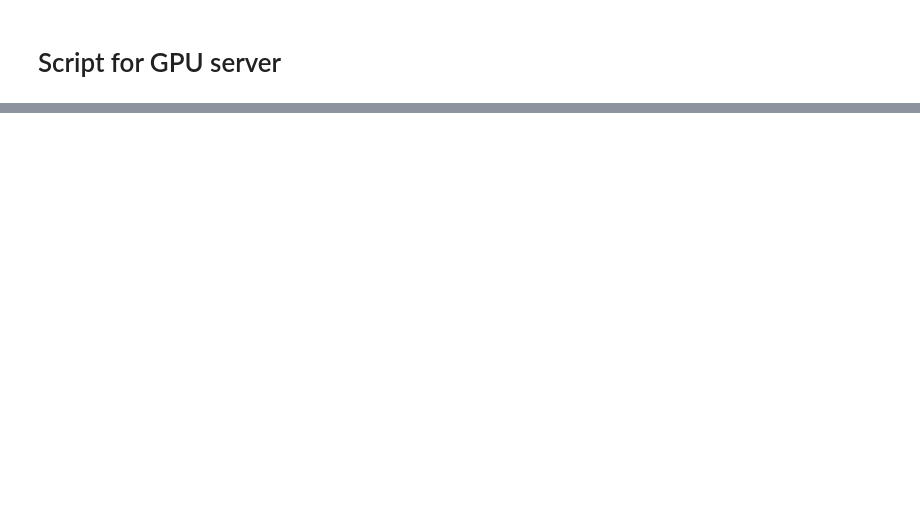
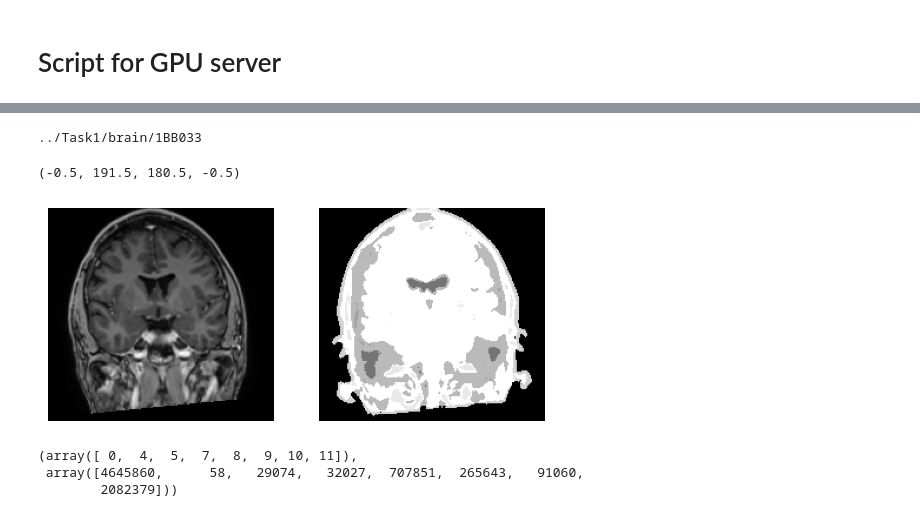
Before and after one commit to taenayat/mri_to_ct, a Jupyter notebook: NeckMask.ipynb, the cells around one changed output, grey strips where cells are left out. Cells and saved outputs as stored; diff of their text form; code cells hidden in the pictures; blank space fills up the shorter version.

```diff
--- a/NeckMask.ipynb
+++ b/NeckMask.ipynb
@@ -912,0 +951,29 @@ print('DONE :)')
+# %%
+DATA_PARENT_DIR = '../Task1/brain/'
+dataset_parent_dir = [os.path.join(DATA_PARENT_DIR, mri_path) for mri_path in os.listdir(DATA_PARENT_DIR)]
+
+# for parent_dir in dataset_parent_dir[:2]:
+parent_dir = dataset_parent_dir[0]
+mri_img = sitk.GetArrayFromImage(sitk.ReadImage(os.path.join(parent_dir,'mr_normalized.nii.gz')))
+segment_img = sitk.GetArrayFromImage(sitk.ReadImage(os.path.join(parent_dir,'mr_segmented.nii.gz')))
+
+print(parent_dir)
+slice_number = 100
+temp_mri_img = np.flipud(mri_img)
+plt.figure()
+plt.subplot(1,2,1)
+plt.imshow(temp_mri_img[:,slice_number,:], cmap='gray')
+plt.axis('off')
+plt.subplot(1,2,2)
+plt.imshow(segment_img[:,slice_number,:], cmap='gray')
+plt.axis('off')
+# %% [output]
+../Task1/brain/1BB033
+(-0.5, 191.5, 180.5, -0.5)
+[figure, added]
+# %%
+np.unique(segment_img, return_counts=True)
+# %% [output]
+(array([ 0,  4,  5,  7,  8,  9, 10, 11]),
+ array([4645860,      58,   29074,   32027,  707851,  265643,   91060,
+        2082379]))
```
Also changed, not shown: parts of 21 cells of this notebook.
